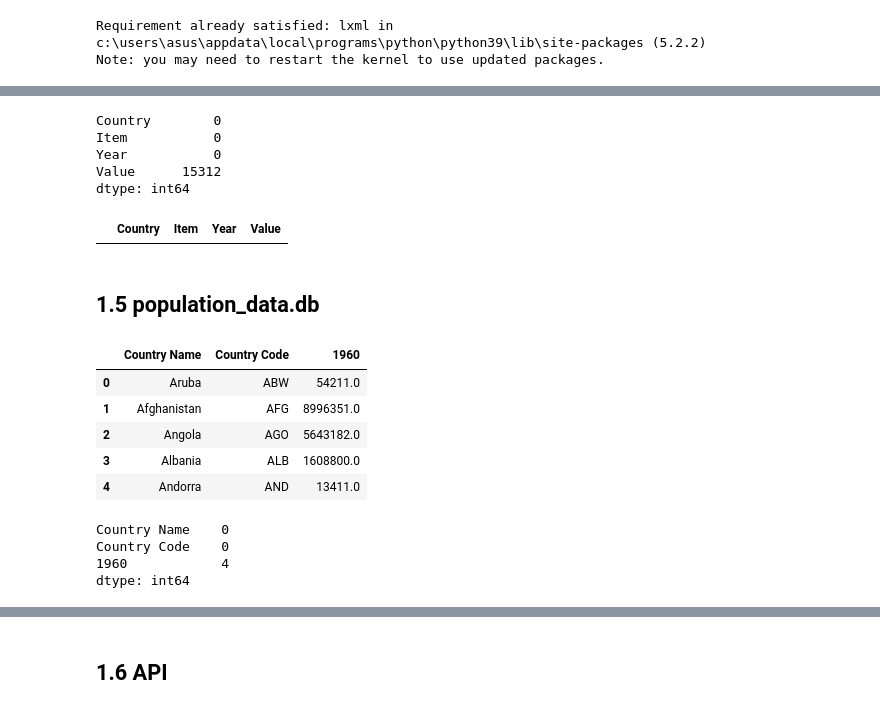
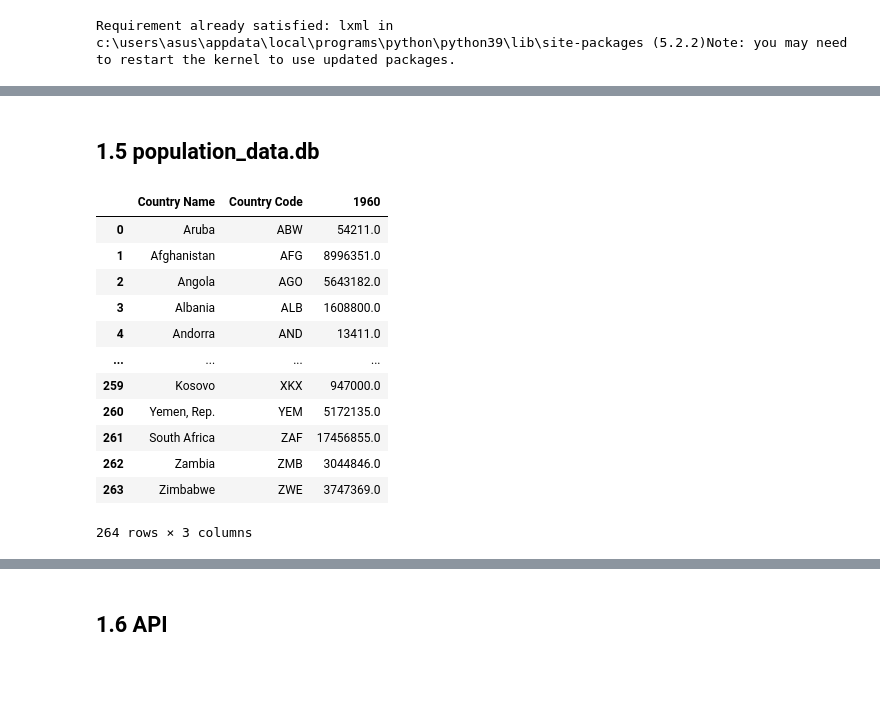
Before and after one commit to zahraptr01/mini_project_alta_zahra, a Jupyter notebook: project/tugas.ipynb, the cells around one changed output, grey strips where cells are left out. Saved outputs shown, nothing was run; the diff lists cells and outputs as text; code cells hidden in the pictures; blank space fills up the shorter version.

```diff
--- a/project/tugas.ipynb
+++ b/project/tugas.ipynb
@@ -181,49 +108,30 @@ DataFrame awal:
-# %%
-# Cek Missing Values
-missing_values = population_xml.isnull().sum()
-missing_values
-# %% [output]
-Country        0
-Item           0
-Year           0
-Value      15312
-dtype: int64
-# %%
-# Cek Duplikasi Data
-duplicate_rows = population_xml[population_xml.duplicated()]
-duplicate_rows
-# %% [output]
-|  | Country | Item | Year | Value |
 # %% [markdown]
 ## 1.5 population_data.db
 # %%
 # Membaca Data dari population_data.db
-
 data = []
 conn = sqlite3.connect('C:/Users/ASUS/mini_project_alta_zahra/dataset/population_data.db')
 cursor = conn.cursor()
 
 cursor.execute('SELECT "Country_Name", "Country_Code", "1960" FROM population_data')
 rows = cursor.fetchall()
 for row in rows:
     data.append(row)
 conn.close()
 population_db = pd.DataFrame(data, columns=["Country Name", "Country Code", "1960"])
 
-population_db.head()
+population_db
 # %% [output]
 |  | Country Name | Country Code | 1960 |
 | 0 | Aruba | ABW | 54211.0 |
 | 1 | Afghanistan | AFG | 8996351.0 |
 | 2 | Angola | AGO | 5643182.0 |
 | 3 | Albania | ALB | 1608800.0 |
 | 4 | Andorra | AND | 13411.0 |
+| ... | ... | ... | ... |
+| 259 | Kosovo | XKX | 947000.0 |
+| 260 | Yemen, Rep. | YEM | 5172135.0 |
+| 261 | South Africa | ZAF | 17456855.0 |
+| 262 | Zambia | ZMB | 3044846.0 |
+| 263 | Zimbabwe | ZWE | 3747369.0 |
+264 rows × 3 columns
-# %%
-# Cek Missing Values
-missing_values = population_db.isnull().sum()
-missing_values
-# %% [output]
-Country Name    0
-Country Code    0
-1960            4
-dtype: int64
```
Also changed, not shown: parts of 80 cells of this notebook, 9 other files.
